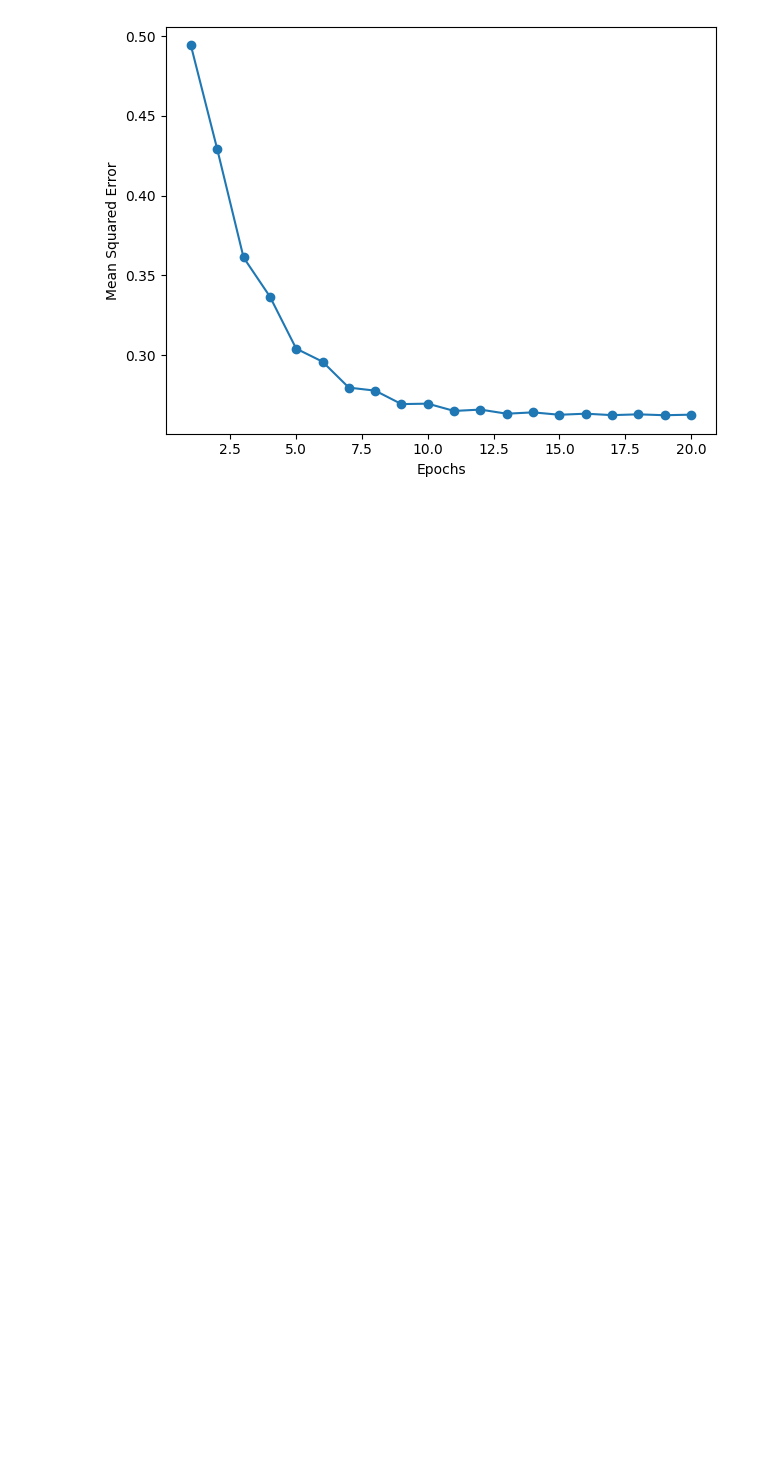
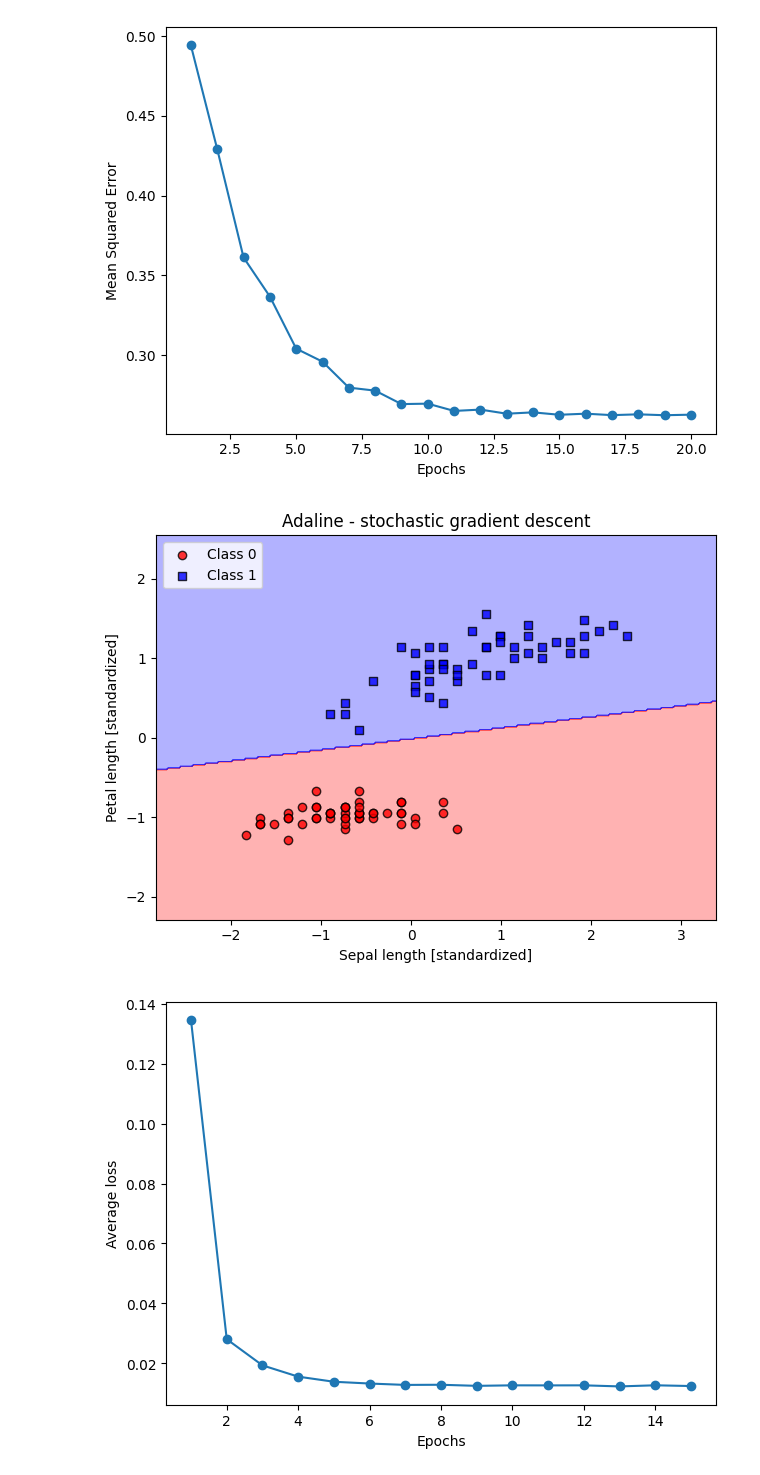
Before and after one commit to isthismanas/Classification_sklearn, a Jupyter notebook: Iris Classifier.ipynb, the cells around one changed output. Cells and saved outputs as stored; diff of their text form; code cells hidden in the pictures; blank space fills up the shorter version.

Commit message:
Added AdalineSGD model and successfully implemented the model on the iris dataset

```diff
--- a/Iris Classifier.ipynb
+++ b/Iris Classifier.ipynb
@@ -161,3 +162,21 @@ plt.show()
 # %% [output]
 [figure]
 [figure]
+# %%
+ada_sgd = AdalineSGD(n_iters = 15 , eta = 0.01 , random_state =1)
+ada_sgd.fit(x_std, y)
+plot_decision_regions(x_std, y , classifier= ada_sgd )
+plt.title("Adaline - stochastic gradient descent")
+plt.xlabel('Sepal length [standardized]')
+plt.ylabel('Petal length [standardized]')
+plt.legend(loc = 'upper left')
+plt.tight_layout()
+plt.show()
+plt.plot(range(1 , len(ada_sgd.losses_ ) +1) , ada_sgd.losses_ , marker = 'o')
+plt.xlabel('Epochs')
+plt.ylabel('Average loss')
+plt.tight_layout()
+plt.show()
+# %% [output]
+[figure, added]
+[figure, added]
```
Also changed, not shown: parts of 1 cell of this notebook, 1 other file.
